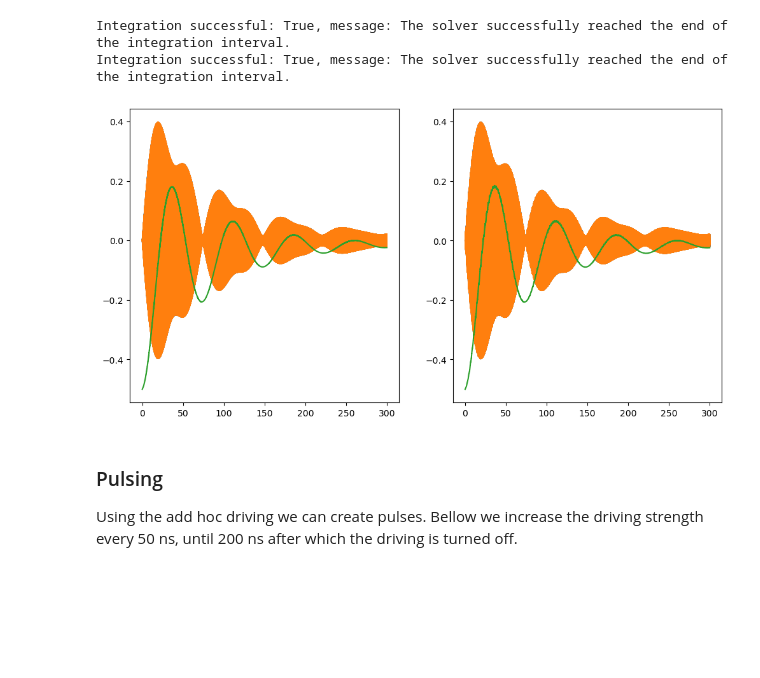
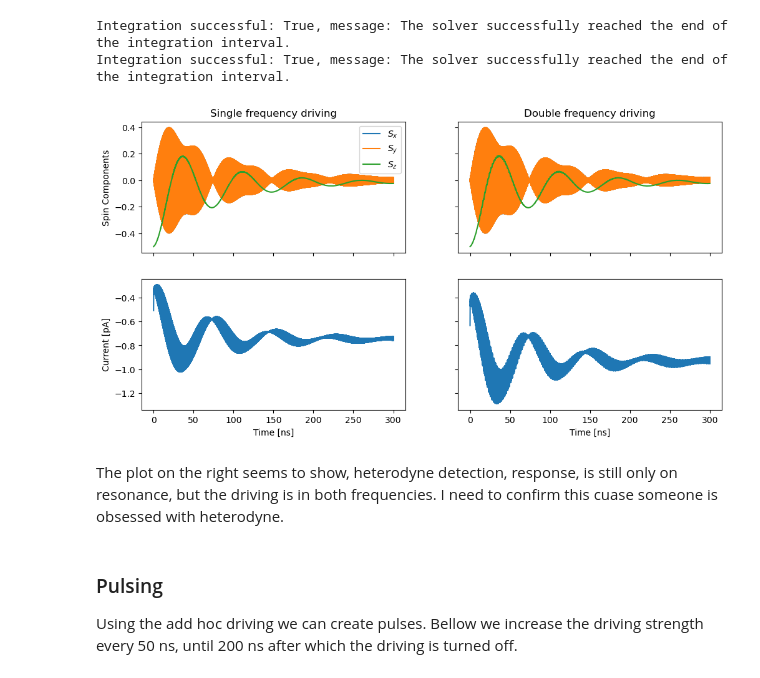
Before and after one commit to matysek00/PyESRSTM, a Jupyter notebook: Tutorial/03-Time-propagation.ipynb, the cells around one changed output. Saved outputs shown, nothing was run; the diff lists cells and outputs as text; code cells hidden in the pictures; blank space fills up the shorter version.

Commit message:
cleanup of time propagation tutorial

```diff
--- a/Tutorial/03-Time-propagation.ipynb
+++ b/Tutorial/03-Time-propagation.ipynb
@@ -100,8 +101,6 @@ Likewise we can look at what happens if we initiate the system in a charged, sta
 # %%
 rho0 = np.zeros((4,4), dtype=complex)
 rho0[2, 2] = 1
-
-kwargs = {'max_step': 0.005, }
 time, rhot = PyESRSTM.propagate_density(GL, GR, dot.Delta, rho0, 10, frequency=17.1, kwargs=kwargs)
 
 def fit_decay(x, T1):
@@ -153,7 +152,6 @@ GR = GRplus + GRminus
 GL[:,:,:,:,0] = GL[:,:,:,:,1] * A
 GL[:,:,:,:,2] = GL[:,:,:,:,1] * A
 
-kwargs = {'max_step': 0.005, 'method': 'RK45'}
 rho0 = np.zeros((4,4), dtype=complex)
 rho0[0, 0] = 1
 # %%
@@ -234,31 +247,50 @@ Using the Adriving method we can look at what happens when we drive, with two ot
 # %%
 time_single, rhot_single = PyESRSTM.propagate_density(GL[:,:,:,:,1:2], GR, dot.Delta, rho0, 300, frequency=np.array([freq]), adrive=np.array([2*A]), kwargs=kwargs)
 time_double, rhot_double = PyESRSTM.propagate_density(GL[:,:,:,:,1:2], GR, dot.Delta, rho0, 300, frequency=np.array([freq, freq+.5]), adrive=np.array([2*A,A]), kwargs=kwargs)
+
+I_single = PyESRSTM.current_in_time(time_single, rhot_single, GC[:, :, :, :, 1:2], frequency=np.array([freq]), adrive=np.array([2*A]))
+I_double = PyESRSTM.current_in_time(time_double, rhot_double, GC[:, :, :, :, 1:2], frequency=np.array([freq, freq+.5]), adrive=np.array([2*A,A]))
 # %% [output]
 Integration successful: True, message: The solver successfully reached the end of the integration interval.
 Integration successful: True, message: The solver successfully reached the end of the integration interval.
 # %%
-fig, ax = plt.subplots(1,2 , figsize=(12,6))
+fig, ax = plt.subplots(2,2 , figsize=(12,6), sharex=True, sharey='row')
+ax = ax.flatten()
 
 Sx_single = 1/2*np.real(rhot_single[:, 0, 1] + rhot_single[:, 1, 0])
 Sy_single = 1/2*np.real(1j*(rhot_single[:, 0,1] - rhot_single[:, 1,0]))
 Sz_single = 1/2*np.real(rhot_single[:,1, 1] - rhot_single[:,0, 0])
 
 ax[0].plot(time_single, Sx_single, label=r'$S_x$')
 ax[0].plot(time_single, Sy_single, label=r'$S_y$')
 ax[0].plot(time_single, Sz_single, label=r'$S_z$')
 
 Sx_double = 1/2*np.real(rhot_double[:, 0, 1] + rhot_double[:, 1, 0])
 Sy_double = 1/2*np.real(1j*(rhot_double[:, 0,1] - rhot_double[:, 1,0]))
 Sz_double = 1/2*np.real(rhot_double[:,1, 1] - rhot_double[:,0, 0])
 
 ax[1].plot(time_double, Sx_double, label=r'$S_x$')
 ax[1].plot(time_double, Sy_double, label=r'$S_y$')
 ax[1].plot(time_double, Sz_double, label=r'$S_z$')
 
+
+ax[2].plot(time_single, I_single)
+ax[3].plot(time_double, I_double)
+
+ax[2].set_xlabel('Time [ns]')
+ax[3].set_xlabel('Time [ns]')
+
+ax[0].set_ylabel('Spin Components')
+ax[2].set_ylabel('Current [pA]')
+
+ax[0].legend()
+ax[0].set_title('Single frequency driving')
+ax[1].set_title('Double frequency driving')
 plt.show()
 # %% [output]
-[figure, old version]
+[figure, new version]
+# %% [markdown]
+The plot on the right seems to show, heterodyne detection, response, is still only on resonance, but the driving is in both frequencies. I need to confirm this cuase someone is obsessed with heterodyne.
 # %% [markdown]
 ### Pulsing
 Using the add hoc driving we can create pulses. Bellow we increase the driving strength every 50 ns, until 200 ns after which the driving is turned off.
```
Also changed, not shown: parts of 8 cells of this notebook.
